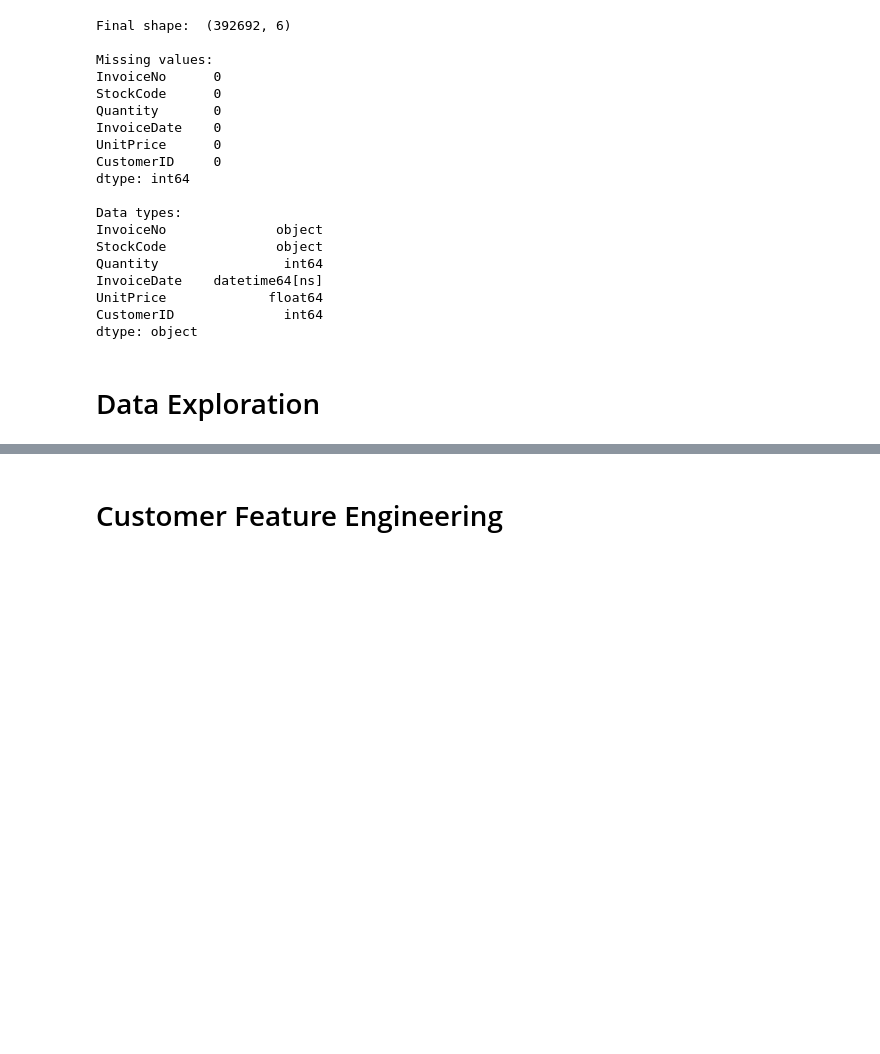
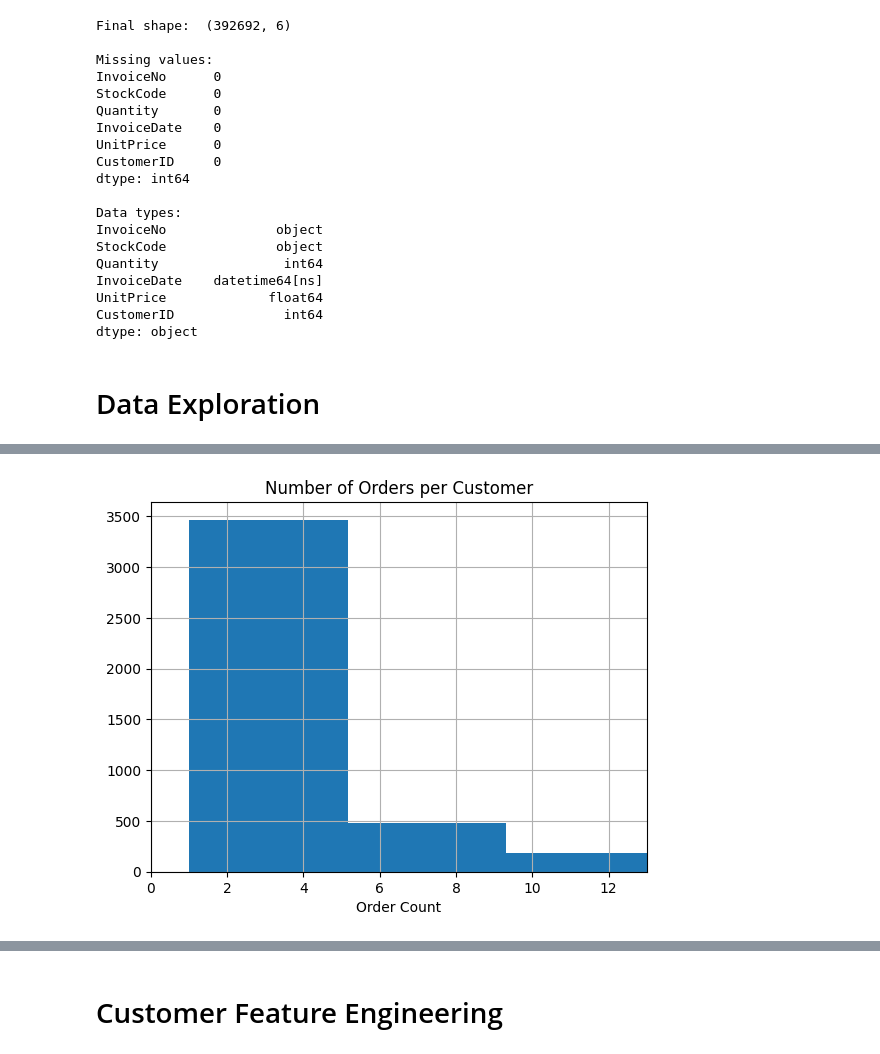
Before and after one commit to Break-Through-Tech/witOmni-1A-ai-powered-customer-intelligence-for-smarter-marketing, a Jupyter notebook: notebooks/witOmni_1A.ipynb, the cells around one changed output, grey strips where cells are left out. Drawn from its saved outputs; the diff is of its cells as text; code cells hidden in the pictures; blank space fills up the shorter version.

```diff
--- a/notebooks/witOmni_1A.ipynb
+++ b/notebooks/witOmni_1A.ipynb
@@ -240,0 +287,4 @@ dtype: object
+# %%
+# 4. Orders per customer (frequency)
+customer_orders = df.groupby("CustomerID")["InvoiceNo"].nunique()
+customer_orders.describe()
@@ -240,0 +302,8 @@ dtype: object
+# %%
+customer_orders.hist(bins=50)
+plt.xlim(0, customer_orders.quantile(0.95))
+plt.title("Number of Orders per Customer")
+plt.xlabel("Order Count")
+plt.show()
+# %% [output]
+[figure, added]
```
Also changed, not shown: parts of 17 cells of this notebook.
